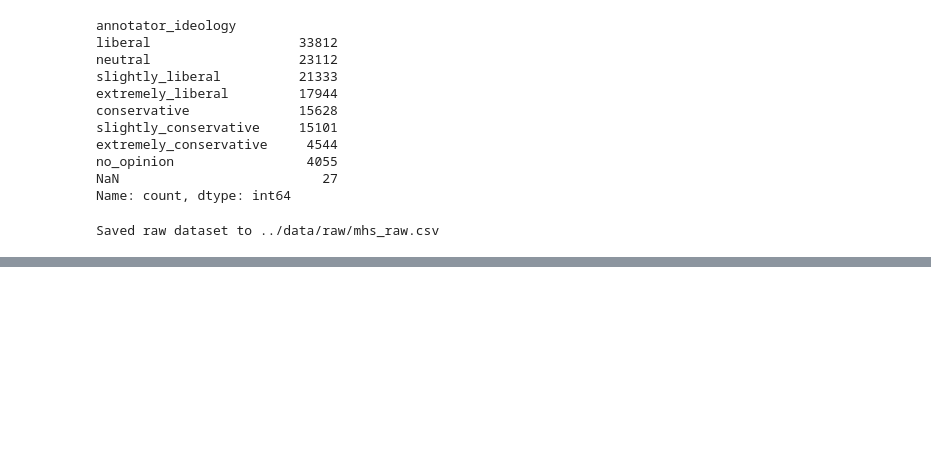
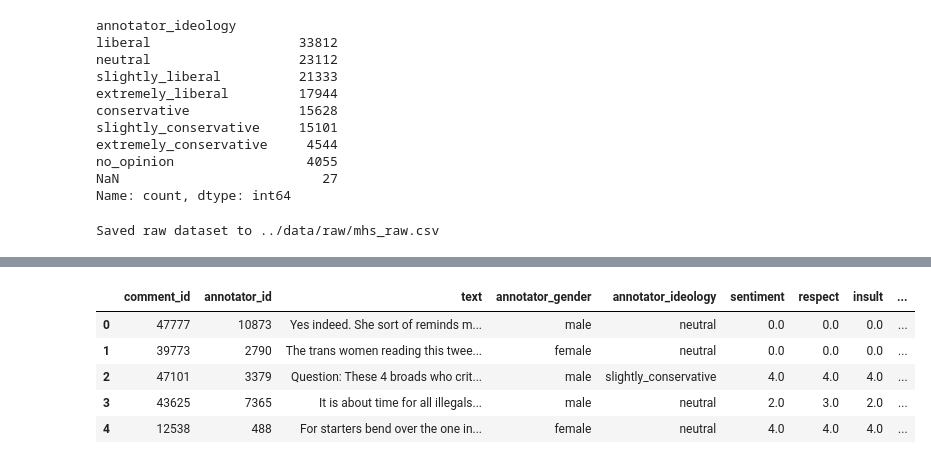
Before and after one commit to alishayan47/Distributional-Hate-Speech-Prediction, a Jupyter notebook: notebooks/01_data_audit.ipynb, the cells around one changed output, grey strips where cells are left out. Cells and saved outputs as stored; diff of their text form; code cells hidden in the pictures; blank space fills up the shorter version.

```diff
--- a/notebooks/01_data_audit.ipynb
+++ b/notebooks/01_data_audit.ipynb
@@ -111,0 +201,17 @@ Saved raw dataset to ../data/raw/mhs_raw.csv
+# %%
+important_cols = [
+    "comment_id",
+    "annotator_id",
+    "text",
+    "annotator_gender",
+    "annotator_ideology"
+] + survey_item_cols
+
+df[important_cols].head()
+# %% [output]
+|  | comment_id | annotator_id | text | annotator_gender | annotator_ideology | sentiment | respect | insult | ... |
+| 0 | 47777 | 10873 | Yes indeed. She sort of reminds m... | male | neutral | 0.0 | 0.0 | 0.0 | ... |
+| 1 | 39773 | 2790 | The trans women reading this twee... | female | neutral | 0.0 | 0.0 | 0.0 | ... |
+| 2 | 47101 | 3379 | Question: These 4 broads who crit... | male | slightly_conservative | 4.0 | 4.0 | 4.0 | ... |
+| 3 | 43625 | 7365 | It is about time for all illegals... | male | neutral | 2.0 | 3.0 | 2.0 | ... |
+| 4 | 12538 | 488 | For starters bend over the one in... | female | neutral | 4.0 | 4.0 | 4.0 | ... |
```
Also changed, not shown: parts of 7 cells of this notebook, 3 other files.
